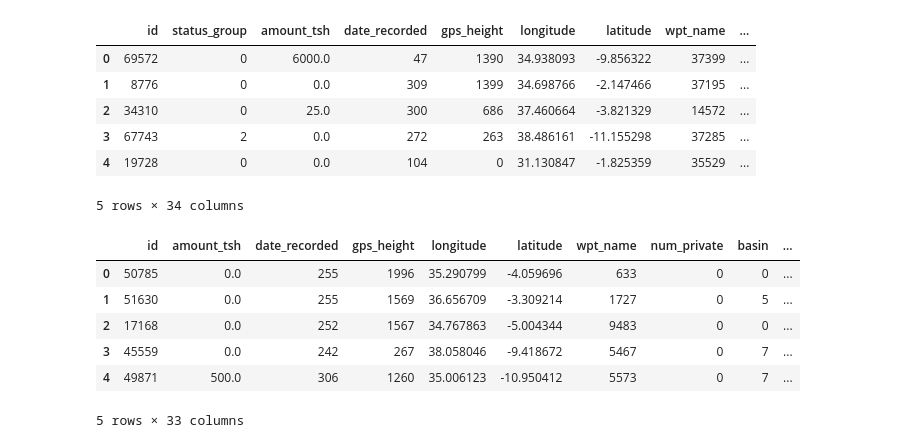
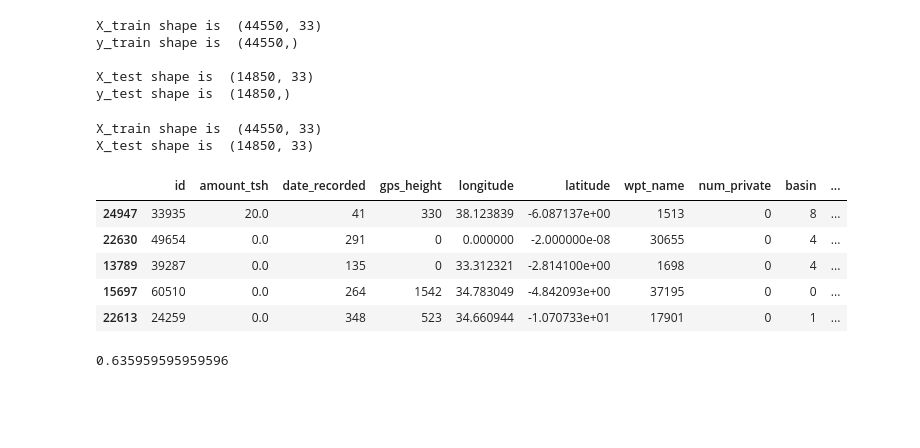
Before and after one commit to DanielleRomanoff/DS-Unit-2-Project-Week, a Jupyter notebook: DS-Unit-2-Project-Week.ipynb, the cells around one changed output. Drawn from its saved outputs; the diff is of its cells as text; code cells hidden in the pictures; blank space fills up the shorter version.

```diff
--- a/DS-Unit-2-Project-Week.ipynb
+++ b/DS-Unit-2-Project-Week.ipynb
@@ -96,0 +179,10 @@ dtype: int64
+# %%
+X = train_numeric
+y = train_labels.status_group
+model = LogisticRegression(solver='lbfgs')
+model.fit(X, y)
+y_pred = model.predict(X)
+print('Classification Report')
+print()
+print(classification_report(y, y_pred))
+print('The accuracy is: ', accuracy_score(y, y_pred))
@@ -124,30 +254,0 @@ dtype: int64
-# %%
-# Making all objects into numbers
-def encode_cat(df):
-    for col_name in df.columns:
-        if(df[col_name].dtype == 'object'):
-            df[col_name]= df[col_name].astype('category')
-            df[col_name] = df[col_name].cat.codes
-    return df
-
-train_new = encode_cat(train_new)
-train_new.head()
-# %% [output]
-|  | id | status_group | amount_tsh | date_recorded | gps_height | longitude | latitude | wpt_name | ... |
-| 0 | 69572 | 0 | 6000.0 | 47 | 1390 | 34.938093 | -9.856322 | 37399 | ... |
-| 1 | 8776 | 0 | 0.0 | 309 | 1399 | 34.698766 | -2.147466 | 37195 | ... |
-| 2 | 34310 | 0 | 25.0 | 300 | 686 | 37.460664 | -3.821329 | 14572 | ... |
-| 3 | 67743 | 2 | 0.0 | 272 | 263 | 38.486161 | -11.155298 | 37285 | ... |
-| 4 | 19728 | 0 | 0.0 | 104 | 0 | 31.130847 | -1.825359 | 35529 | ... |
-5 rows × 34 columns
-# %%
-test_new = encode_cat(test_new)
-test_new.head()
-# %% [output]
-|  | id | amount_tsh | date_recorded | gps_height | longitude | latitude | wpt_name | num_private | basin | ... |
-| 0 | 50785 | 0.0 | 255 | 1996 | 35.290799 | -4.059696 | 633 | 0 | 0 | ... |
-| 1 | 51630 | 0.0 | 255 | 1569 | 36.656709 | -3.309214 | 1727 | 0 | 5 | ... |
-| 2 | 17168 | 0.0 | 252 | 1567 | 34.767863 | -5.004344 | 9483 | 0 | 0 | ... |
-| 3 | 45559 | 0.0 | 242 | 267 | 38.058046 | -9.418672 | 5467 | 0 | 7 | ... |
-| 4 | 49871 | 500.0 | 306 | 1260 | 35.006123 | -10.950412 | 5573 | 0 | 7 | ... |
-5 rows × 33 columns
@@ -153,0 +259,38 @@ test_new.head()
+# %%
+X_train, X_test, y_train, y_test = train_test_split(X, y, train_size = 0.75, random_state=42)
+print('X_train shape is ',X_train.shape)
+print('y_train shape is ', y_train.shape, '\n')
+print('X_test shape is ',X_test.shape)
+print('y_test shape is ', y_test.shape)
+# %% [output]
+X_train shape is  (44550, 33)
+y_train shape is  (44550,)
+
+X_test shape is  (14850, 33)
+y_test shape is  (14850,)
+# %%
+# Encoding X_train and X_test
+X_train = encode_cat(X_train)
+X_test = encode_cat(X_test)
+print('X_train shape is ',X_train.shape)
+print('X_test shape is ',X_test.shape)
+# %% [output]
+X_train shape is  (44550, 33)
+X_test shape is  (14850, 33)
+# %%
+X_train.head()
+# %% [output]
+|  | id | amount_tsh | date_recorded | gps_height | longitude | latitude | wpt_name | num_private | basin | ... |
+| 24947 | 33935 | 20.0 | 41 | 330 | 38.123839 | -6.087137e+00 | 1513 | 0 | 8 | ... |
+| 22630 | 49654 | 0.0 | 291 | 0 | 0.000000 | -2.000000e-08 | 30655 | 0 | 4 | ... |
+| 13789 | 39287 | 0.0 | 135 | 0 | 33.312321 | -2.814100e+00 | 1698 | 0 | 4 | ... |
+| 15697 | 60510 | 0.0 | 264 | 1542 | 34.783049 | -4.842093e+00 | 37195 | 0 | 0 | ... |
+| 22613 | 24259 | 0.0 | 348 | 523 | 34.660944 | -1.070733e+01 | 17901 | 0 | 1 | ... |
+# %%
+# Fitting the model and getting its accuracy score
+model= LogisticRegression()
+model.fit(X_train, y_train)
+y_pred = model.predict(X_test)
+accuracy_score(y_test, y_pred)
+# %% [output]
+0.635959595959596
```
Also changed, not shown: parts of 44 cells of this notebook.
